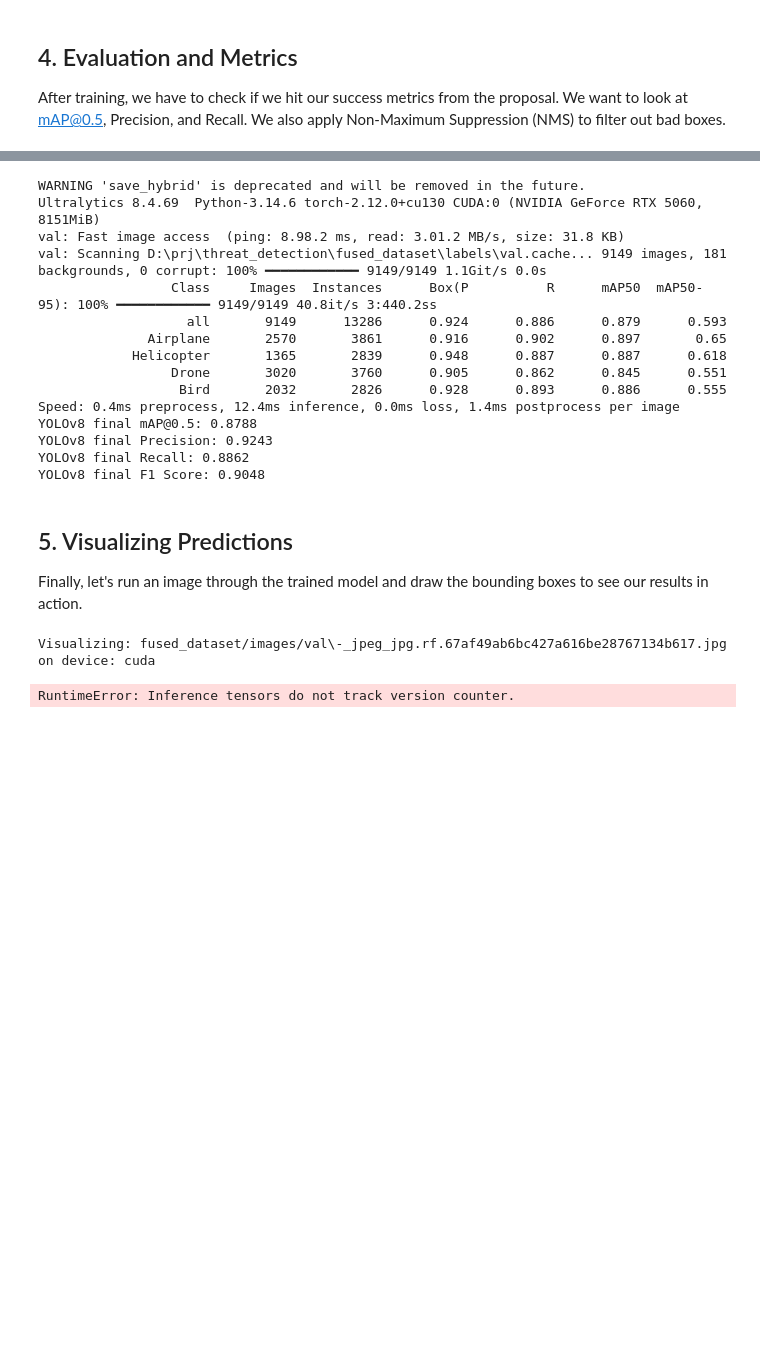
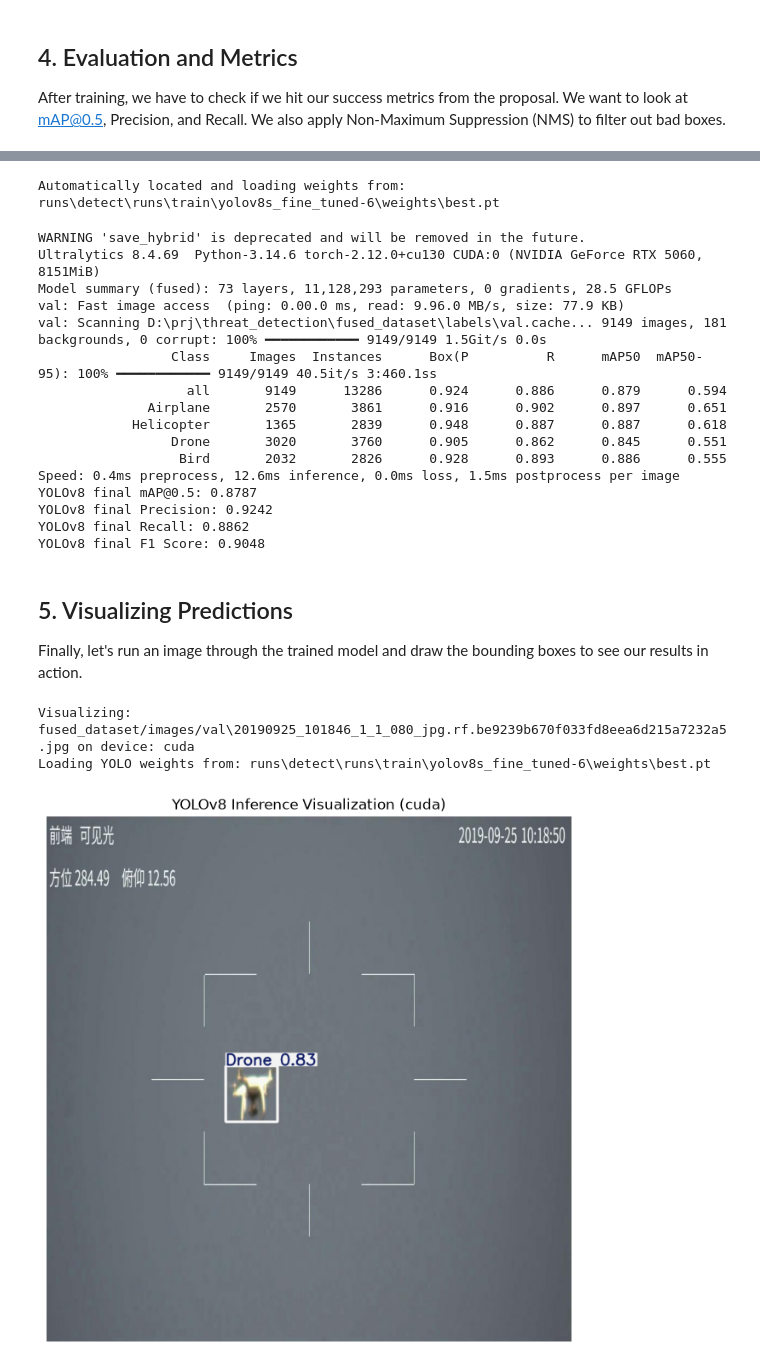
Before and after one commit to PremadeSCo/ML-FINAL_PROJECT, a Jupyter notebook: threat_detection.ipynb, the cells around one changed output, grey strips where cells are left out. Drawn from its saved outputs; the diff is of its cells as text; code cells hidden in the pictures; blank space fills up the shorter version.

```diff
--- a/threat_detection.ipynb
+++ b/threat_detection.ipynb
@@ -522,5 +524,34 @@ After training, we have to check if we hit our success metrics from the proposal
+# %%
+import os
+import glob
+from ultralytics import YOLO
+
+def find_latest_best_weights(root_dir='runs'):
+    search_pattern = os.path.join(root_dir, '**', 'weights', 'best.pt')
+    paths = sorted(
+        glob.glob(search_pattern, recursive=True),
+        key=os.path.getmtime,
+        reverse=True
+    )
+    return paths[0] if paths else None
+
+best_weights_path = find_latest_best_weights()
+
+if best_weights_path is None or not os.path.exists(best_weights_path):
+    raise FileNotFoundError("Could not locate any fine-tuned 'best.pt' file in the workspace directory tree.")
+
+print(f"Automatically located and loading weights from: {best_weights_path}")
+
+trained_models = {
+    'yolov8s.pt': YOLO(best_weights_path)
+}
+
+best_yolo_model = trained_models['yolov8s.pt']
+# %% [output]
+Automatically located and loading weights from: runs\detect\runs\train\yolov8s_fine_tuned-6\weights\best.pt
 # %%
-best_yolo_model = trained_models.get('yolov8s.pt', trained_models.get('yolov8n.pt', None))
+# best_yolo_model = trained_models.get('yolov8s.pt', trained_models.get('yolov8n.pt', None))
+
 if best_yolo_model is None:
     raise RuntimeError('No trained YOLO model found. Run the fine-tuning cell first.')
 
@@ -552,17 +583,18 @@ print(f"YOLOv8 final F1 Score: {f1:.4f}")
 # %% [output]
 WARNING 'save_hybrid' is deprecated and will be removed in the future.
 Ultralytics 8.4.69  Python-3.14.6 torch-2.12.0+cu130 CUDA:0 (NVIDIA GeForce RTX 5060, 8151MiB)
-val: Fast image access  (ping: 8.98.2 ms, read: 3.01.2 MB/s, size: 31.8 KB)
-val: Scanning D:\prj\threat_detection\fused_dataset\labels\val.cache... 9149 images, 181 backgrounds, 0 corrupt: 100% ━━━━━━━━━━━━ 9149/9149 1.1Git/s 0.0s
-                 Class     Images  Instances      Box(P          R      mAP50  mAP50-95): 100% ━━━━━━━━━━━━ 9149/9149 40.8it/s 3:440.2ss
-                   all       9149      13286      0.924      0.886      0.879      0.593
-              Airplane       2570       3861      0.916      0.902      0.897       0.65
+Model summary (fused): 73 layers, 11,128,293 parameters, 0 gradients, 28.5 GFLOPs
+val: Fast image access  (ping: 0.00.0 ms, read: 9.96.0 MB/s, size: 77.9 KB)
+val: Scanning D:\prj\threat_detection\fused_dataset\labels\val.cache... 9149 images, 181 backgrounds, 0 corrupt: 100% ━━━━━━━━━━━━ 9149/9149 1.5Git/s 0.0s
+                 Class     Images  Instances      Box(P          R      mAP50  mAP50-95): 100% ━━━━━━━━━━━━ 9149/9149 40.5it/s 3:460.1ss
+                   all       9149      13286      0.924      0.886      0.879      0.594
+              Airplane       2570       3861      0.916      0.902      0.897      0.651
             Helicopter       1365       2839      0.948      0.887      0.887      0.618
                  Drone       3020       3760      0.905      0.862      0.845      0.551
                   Bird       2032       2826      0.928      0.893      0.886      0.555
-Speed: 0.4ms preprocess, 12.4ms inference, 0.0ms loss, 1.4ms postprocess per image
-YOLOv8 final mAP@0.5: 0.8788
-YOLOv8 final Precision: 0.9243
+Speed: 0.4ms preprocess, 12.6ms inference, 0.0ms loss, 1.5ms postprocess per image
+YOLOv8 final mAP@0.5: 0.8787
+YOLOv8 final Precision: 0.9242
 YOLOv8 final Recall: 0.8862
 YOLOv8 final F1 Score: 0.9048
 # %% [markdown]
@@ -576,7 +608,7 @@ val_images = sorted([f for f in os.listdir(val_dir) if f.lower().endswith(('.jpg
 if len(val_images) == 0:
     raise FileNotFoundError(f'No validation images found in {val_dir}')
 
-sample_path = os.path.join(val_dir, val_images[0])
+sample_path = os.path.join(val_dir, val_images[10])
 print('Visualizing:', sample_path, 'on device:', device)
 
 # Prefer loading a fresh model from saved weights to avoid stale training-state issues.
@@ -599,35 +631,36 @@ else:
         raise RuntimeError('No trained model available. Run the fine-tuning cell first.')
 
 if hasattr(yolo_model, 'model'):
     yolo_model.model.eval()
 
 with torch.no_grad():
     results = yolo_model.predict(
         source=sample_path,
         workers=0,
         device=device,
         conf=0.25,
         iou=0.45,
         verbose=False,
         save=False,
         stream=False,
     )
 
 if len(results) == 0:
     raise RuntimeError('YOLO inference returned no results.')
 
 for result in results:
     annotated = result.plot()
     if annotated is None:
         raise RuntimeError('Result plot failed; check model output.')
     plt.figure(figsize=(12, 8))
     plt.imshow(cv2.cvtColor(annotated, cv2.COLOR_BGR2RGB))
     plt.title(f'YOLOv8 Inference Visualization ({device})')
     plt.axis('off')
     plt.show()
 # %% [output]
-Visualizing: fused_dataset/images/val\-_jpeg_jpg.rf.67af49ab6bc427a616be28767134b617.jpg on device: cuda
+Visualizing: fused_dataset/images/val\20190925_101846_1_1_080_jpg.rf.be9239b670f033fd8eea6d215a7232a5.jpg on device: cuda
+Loading YOLO weights from: runs\detect\runs\train\yolov8s_fine_tuned-6\weights\best.pt
-RuntimeError: Inference tensors do not track version counter.
+[figure, added]
 # %%
 def export_to_onnx(yolo_model, export_dir='models', export_name='yolov8_export'):
     os.makedirs(export_dir, exist_ok=True)
```
Also changed, not shown: parts of 5 cells of this notebook.
